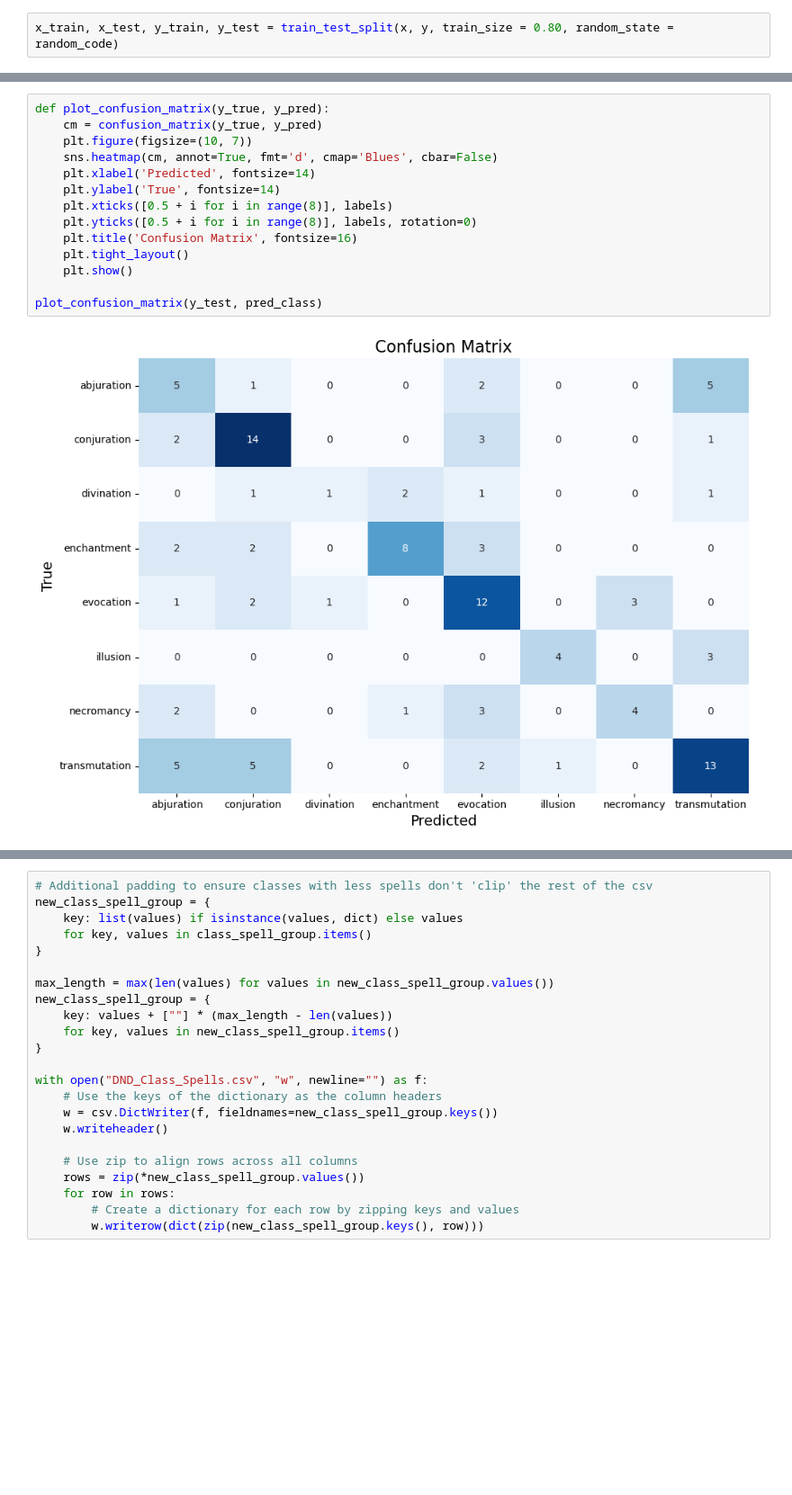
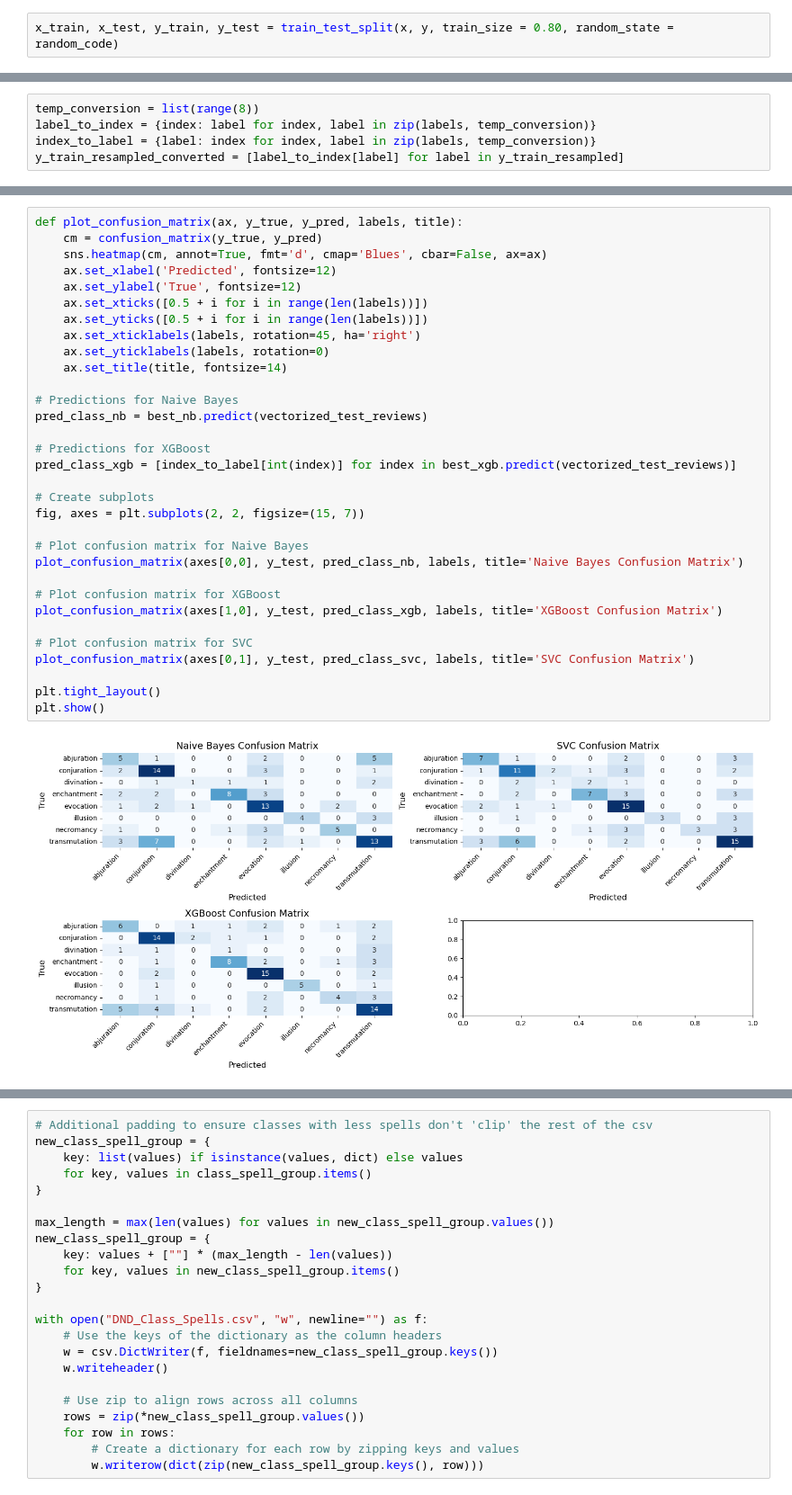
Before and after one commit to RoryThomas16/DND-Data-Scraper, a Jupyter notebook: DND Web Scraper.ipynb, the cells around one changed output, grey strips where cells are left out. Shown at 90% size. Saved outputs shown, nothing was run; the diff lists cells and outputs as text; blank space fills up the shorter version.

```diff
--- a/DND Web Scraper.ipynb
+++ b/DND Web Scraper.ipynb
@@ -287,0 +286,5 @@ Balanced Counter({'conjuration': 96, 'necromancy': 96, 'transmutation': 96, 'div
+# %%
+temp_conversion = list(range(8))
+label_to_index = {index: label for index, label in zip(labels, temp_conversion)}
+index_to_label = {label: index for index, label in zip(labels, temp_conversion)}
+y_train_resampled_converted = [label_to_index[label] for label in y_train_resampled]
@@ -332,16 +424,34 @@ Let's see how actually useful this model is.
-# %%
-def plot_confusion_matrix(y_true, y_pred):
-    cm = confusion_matrix(y_true, y_pred)
-    plt.figure(figsize=(10, 7))
-    sns.heatmap(cm, annot=True, fmt='d', cmap='Blues', cbar=False)
-    plt.xlabel('Predicted', fontsize=14)
-    plt.ylabel('True', fontsize=14)
-    plt.xticks([0.5 + i for i in range(8)], labels)
-    plt.yticks([0.5 + i for i in range(8)], labels, rotation=0)
-    plt.title('Confusion Matrix', fontsize=16)
-    plt.tight_layout()
-    plt.show()
-
-plot_confusion_matrix(y_test, pred_class)
-# %% [output]
-[figure, removed]
+# %%
+def plot_confusion_matrix(ax, y_true, y_pred, labels, title):
+    cm = confusion_matrix(y_true, y_pred)
+    sns.heatmap(cm, annot=True, fmt='d', cmap='Blues', cbar=False, ax=ax)
+    ax.set_xlabel('Predicted', fontsize=12)
+    ax.set_ylabel('True', fontsize=12)
+    ax.set_xticks([0.5 + i for i in range(len(labels))])
+    ax.set_yticks([0.5 + i for i in range(len(labels))])
+    ax.set_xticklabels(labels, rotation=45, ha='right')
+    ax.set_yticklabels(labels, rotation=0)
+    ax.set_title(title, fontsize=14)
+
+# Predictions for Naive Bayes
+pred_class_nb = best_nb.predict(vectorized_test_reviews)
+
+# Predictions for XGBoost
+pred_class_xgb = [index_to_label[int(index)] for index in best_xgb.predict(vectorized_test_reviews)]
+
+# Create subplots
+fig, axes = plt.subplots(2, 2, figsize=(15, 7))
+
+# Plot confusion matrix for Naive Bayes
+plot_confusion_matrix(axes[0,0], y_test, pred_class_nb, labels, title='Naive Bayes Confusion Matrix')
+
+# Plot confusion matrix for XGBoost
+plot_confusion_matrix(axes[1,0], y_test, pred_class_xgb, labels, title='XGBoost Confusion Matrix')
+
+# Plot confusion matrix for SVC
+plot_confusion_matrix(axes[0,1], y_test, pred_class_svc, labels, title='SVC Confusion Matrix')
+
+plt.tight_layout()
+plt.show()
+# %% [output]
+[figure, added]
```
Also changed, not shown: parts of 24 cells of this notebook.
